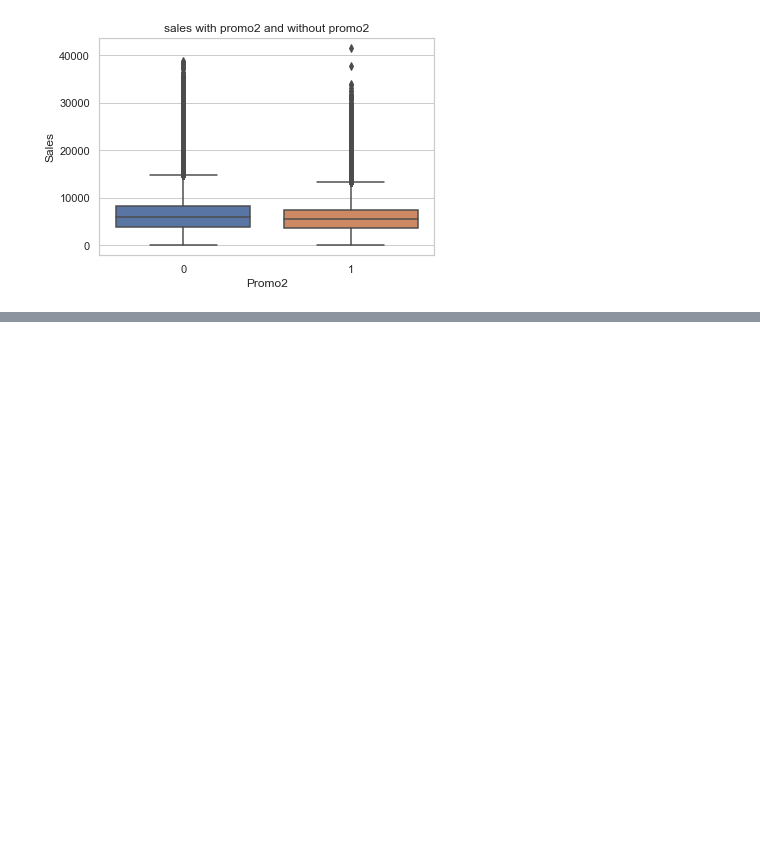
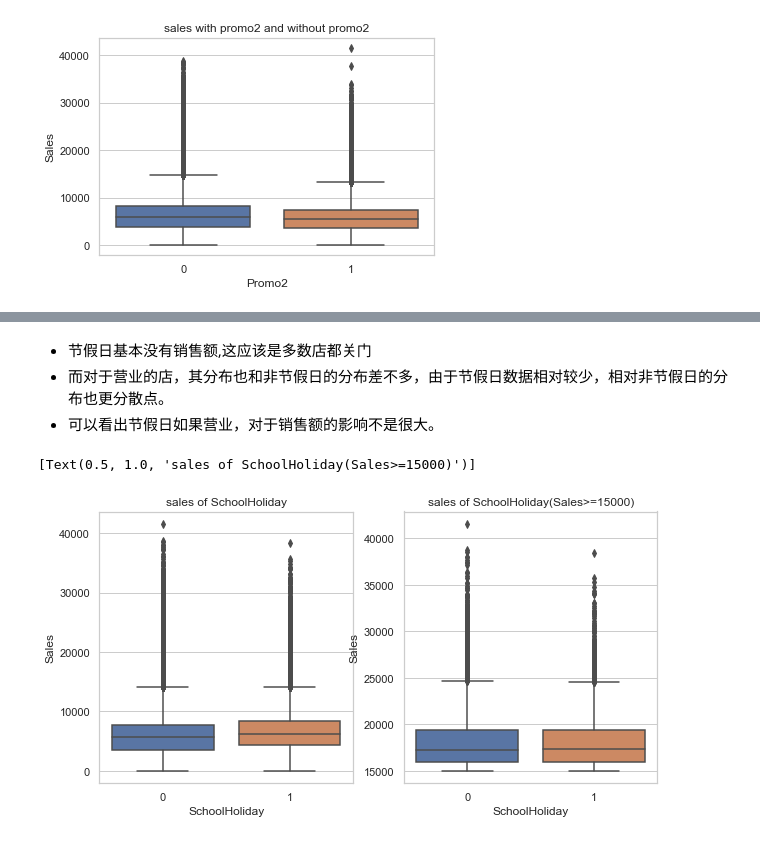
Before and after one commit to duzeng/MLND_CN_Capstone, a Jupyter notebook: Capstone_Project.ipynb, the cells around one changed output, grey strips where cells are left out. Cells and saved outputs as stored; diff of their text form; code cells hidden in the pictures; blank space fills up the shorter version.

```diff
--- a/Capstone_Project.ipynb
+++ b/Capstone_Project.ipynb
@@ -461,0 +479,15 @@ ax[1].set(**{'title':'有无promo2的店铺的平均每天销售情况对比(平
+# %% [markdown]
++ 节假日基本没有销售额,这应该是多数店都关门
++ 而对于营业的店，其分布也和非节假日的分布差不多，由于节假日数据相对较少，相对非节假日的分布也更分散点。
++ 可以看出节假日如果营业，对于销售额的影响不是很大。
+# %%
+fig,ax=plt.subplots(1,2,figsize=(10,5))
+
+sns.boxplot(y='Sales',x='SchoolHoliday',data=data_train_store,ax=ax[0])
+ax[0].set(**{'title':'sales of SchoolHoliday'})
+
+sns.boxplot(y='Sales',x='SchoolHoliday',data=data_train_store[data_train_store.Sales>=15000],ax=ax[1])
+ax[1].set(**{'title':'sales of SchoolHoliday(Sales>=15000)'})
+# %% [output]
+[Text(0.5, 1.0, 'sales of SchoolHoliday(Sales>=15000)')]
+[figure, added]
```
Also changed, not shown: parts of 21 cells of this notebook.
